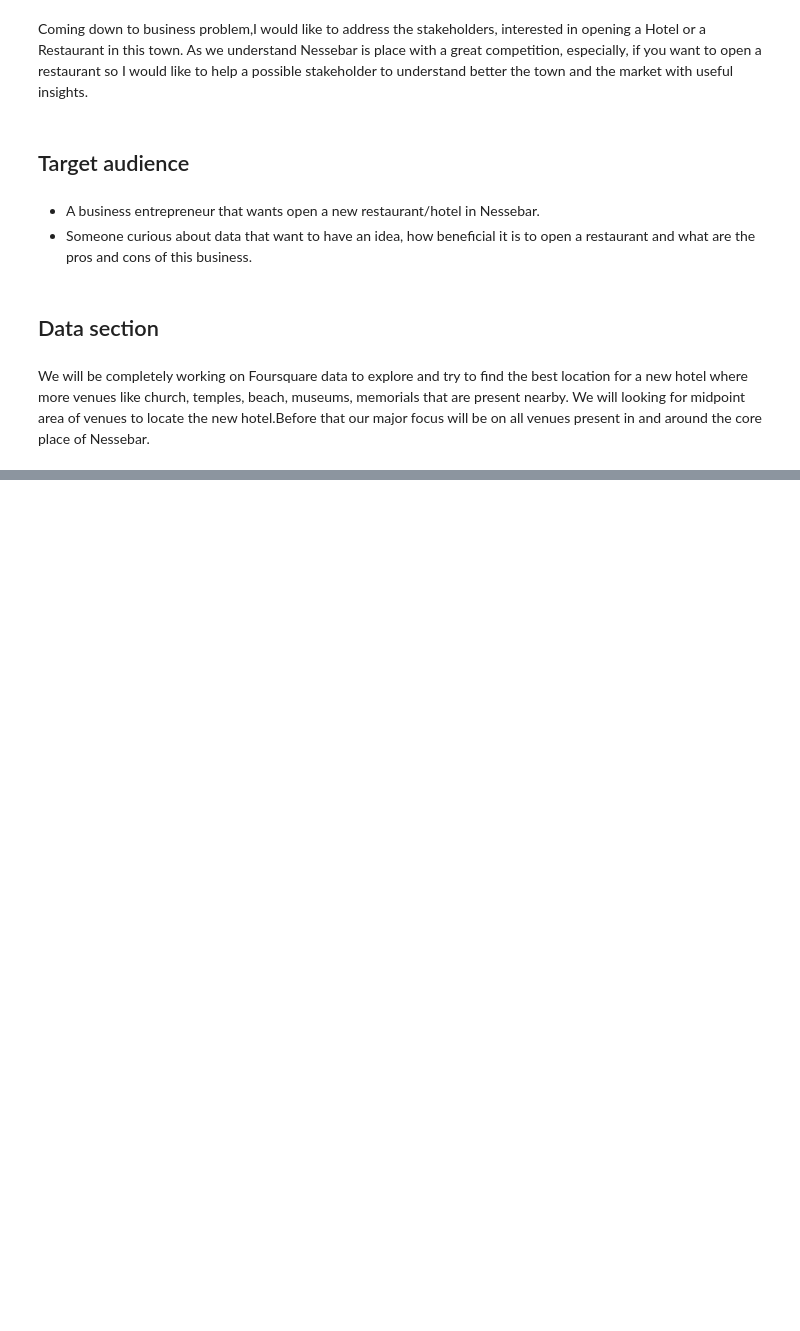
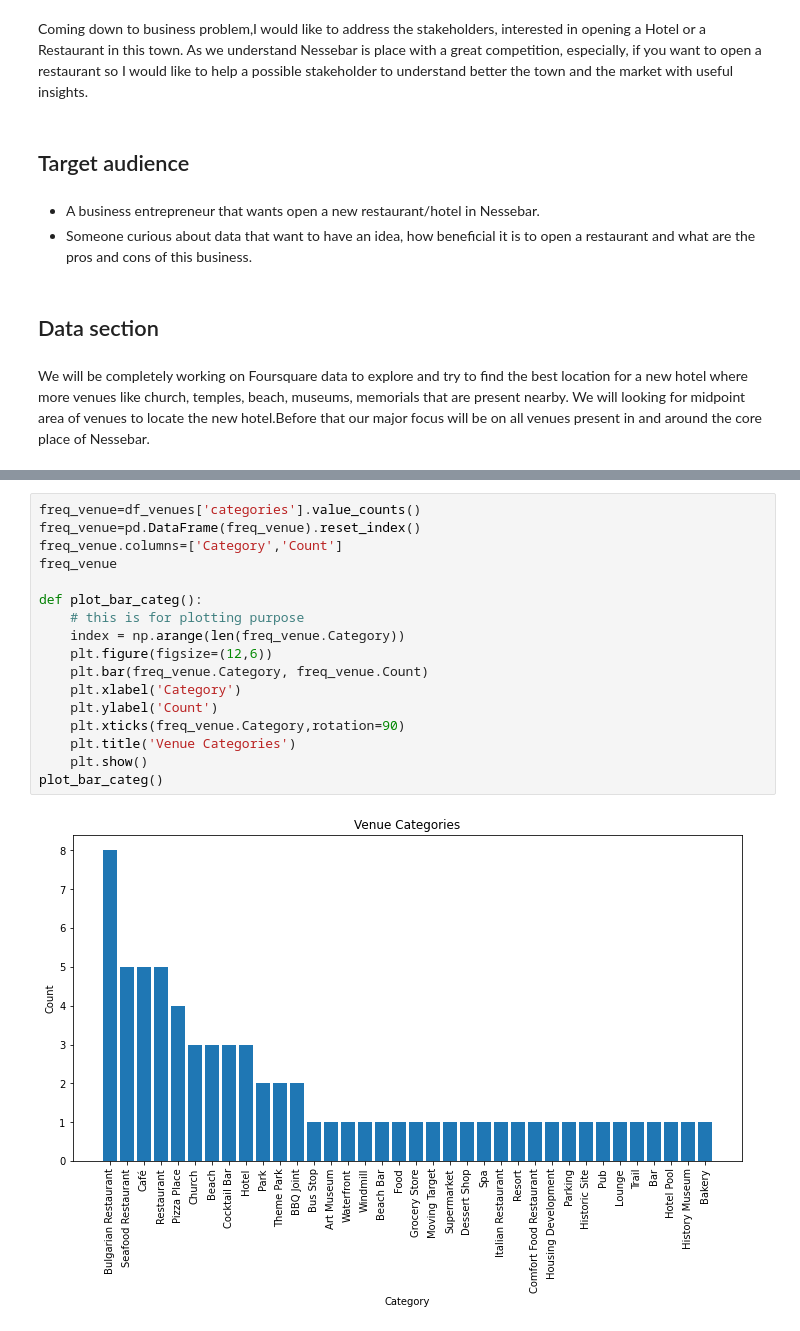
Before and after one commit to ElisavetaPatsova/Coursera_Capstone, a Jupyter notebook: Battle of the neighbourhoods.ipynb, the cells around one changed output, grey strips where cells are left out. Cells and saved outputs as stored; diff of their text form; blank space fills up the shorter version.

```diff
--- a/Battle of the neighbourhoods.ipynb
+++ b/Battle of the neighbourhoods.ipynb
@@ -32,0 +357,19 @@ We will looking for midpoint area of venues to locate the new hotel.Before that
+# %%
+freq_venue=df_venues['categories'].value_counts()
+freq_venue=pd.DataFrame(freq_venue).reset_index()
+freq_venue.columns=['Category','Count']
+freq_venue
+
+def plot_bar_categ():
+    # this is for plotting purpose
+    index = np.arange(len(freq_venue.Category))
+    plt.figure(figsize=(12,6))
+    plt.bar(freq_venue.Category, freq_venue.Count)
+    plt.xlabel('Category')
+    plt.ylabel('Count')
+    plt.xticks(freq_venue.Category,rotation=90)
+    plt.title('Venue Categories')
+    plt.show()
+plot_bar_categ()
+# %% [output]
+[figure, added]
```
Also changed, not shown: parts of 36 cells of this notebook.
